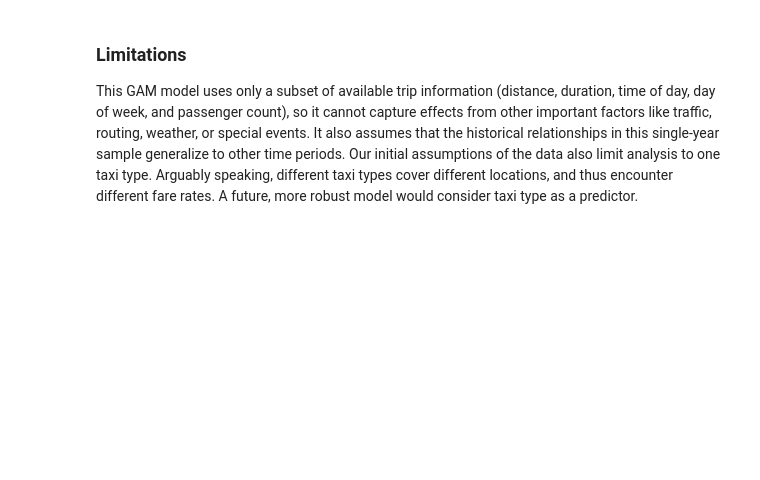
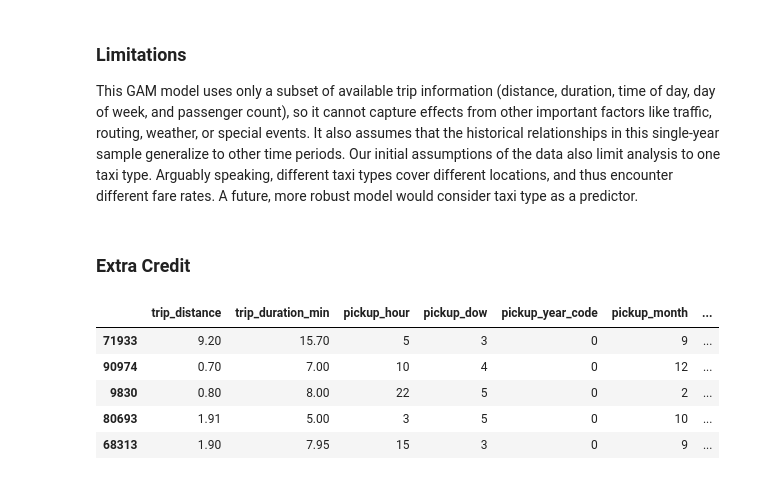
Before and after one commit to TangyKiwi/DSC-291-AWS, a Jupyter notebook: gam/MAIN.ipynb, the cells around one changed output. Saved outputs shown, nothing was run; the diff lists cells and outputs as text; code cells hidden in the pictures; blank space fills up the shorter version.

```diff
--- a/gam/MAIN.ipynb
+++ b/gam/MAIN.ipynb
@@ -554,3 +592,36 @@ sample generalize to other time periods. Our initial assumptions of the data
 also limit analysis to one taxi type. Arguably speaking, different taxi types
 cover different locations, and thus encounter different fare rates. A future,
 more robust model would consider taxi type as a predictor.
+# %% [markdown]
+### Extra Credit
+# %%
+feature_cols = [
+    "trip_distance",
+    "trip_duration_min",
+    "pickup_hour",
+    "pickup_dow",
+    "pickup_year_code",
+    "pickup_month",
+    "taxi_type_code"
+]
+if "passenger_count" in clean.columns:
+    feature_cols.append("passenger_count")
+
+X = clean[feature_cols].copy()
+y = clean["fare_amount"].copy()
+
+X_train, X_val, y_train, y_val = train_test_split(
+    X,
+    y,
+    train_size=SPLIT,
+    random_state=SEED,
+)
+
+X_train.head()
+# %% [output]
+|  | trip_distance | trip_duration_min | pickup_hour | pickup_dow | pickup_year_code | pickup_month | ... |
+| 71933 | 9.20 | 15.70 | 5 | 3 | 0 | 9 | ... |
+| 90974 | 0.70 | 7.00 | 10 | 4 | 0 | 12 | ... |
+| 9830 | 0.80 | 8.00 | 22 | 5 | 0 | 2 | ... |
+| 80693 | 1.91 | 5.00 | 3 | 5 | 0 | 10 | ... |
+| 68313 | 1.90 | 7.95 | 15 | 3 | 0 | 9 | ... |
```
Also changed, not shown: parts of 3 cells of this notebook.
